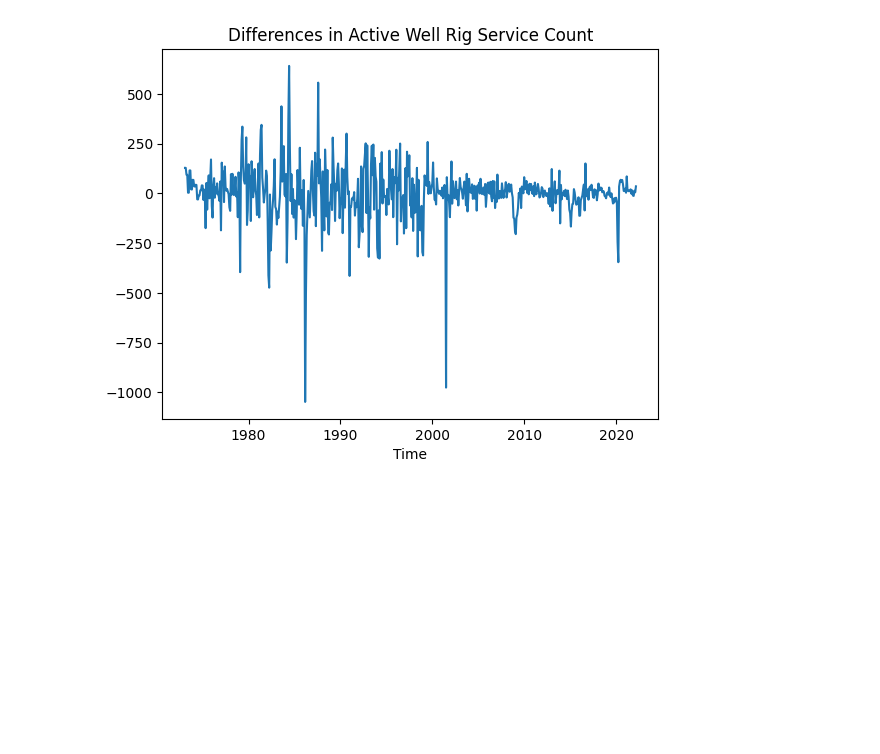
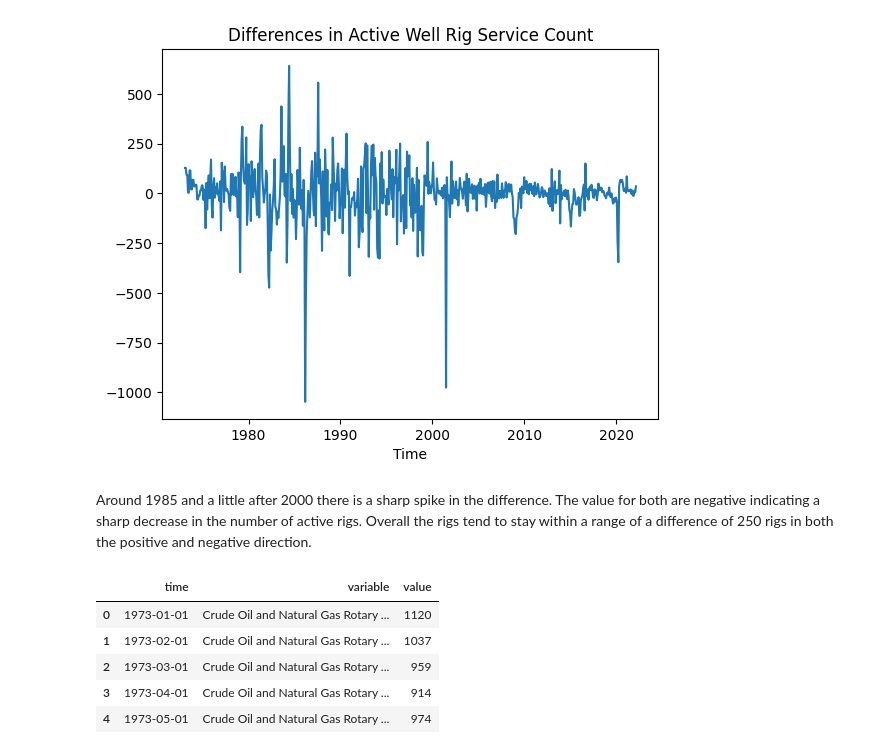
Before and after one commit to eaa3ug/eda_assignment, a Jupyter notebook: assignment.ipynb, the cells around one changed output. Cells and saved outputs as stored; diff of their text form; code cells hidden in the pictures; blank space fills up the shorter version.

```diff
--- a/assignment.ipynb
+++ b/assignment.ipynb
@@ -285,3 +286,15 @@ fig.set(title='Differences in Active Well Rig Service Count', xlabel='Time')
 plt.show()
 # %% [output]
 [figure]
+# %% [markdown]
+Around 1985 and a little after 2000 there is a sharp spike in the difference. The value for both are negative indicating a sharp decrease in the number of active rigs. Overall the rigs tend to stay within a range of a difference of 250 rigs in both the positive and negative direction.
+# %%
+melt = pd.melt(df_rigs, id_vars='time', value_vars=['Crude Oil and Natural Gas Rotary Rigs in Operation, Onshore (Number of Rigs)', 'Crude Oil and Natural Gas Rotary Rigs in Operation, Offshore (Number of Rigs)'])
+melt.head()
+# %% [output]
+|  | time | variable | value |
+| 0 | 1973-01-01 | Crude Oil and Natural Gas Rotary ... | 1120 |
+| 1 | 1973-02-01 | Crude Oil and Natural Gas Rotary ... | 1037 |
+| 2 | 1973-03-01 | Crude Oil and Natural Gas Rotary ... | 959 |
+| 3 | 1973-04-01 | Crude Oil and Natural Gas Rotary ... | 914 |
+| 4 | 1973-05-01 | Crude Oil and Natural Gas Rotary ... | 974 |
```
Also changed, not shown: parts of 2 cells of this notebook.
